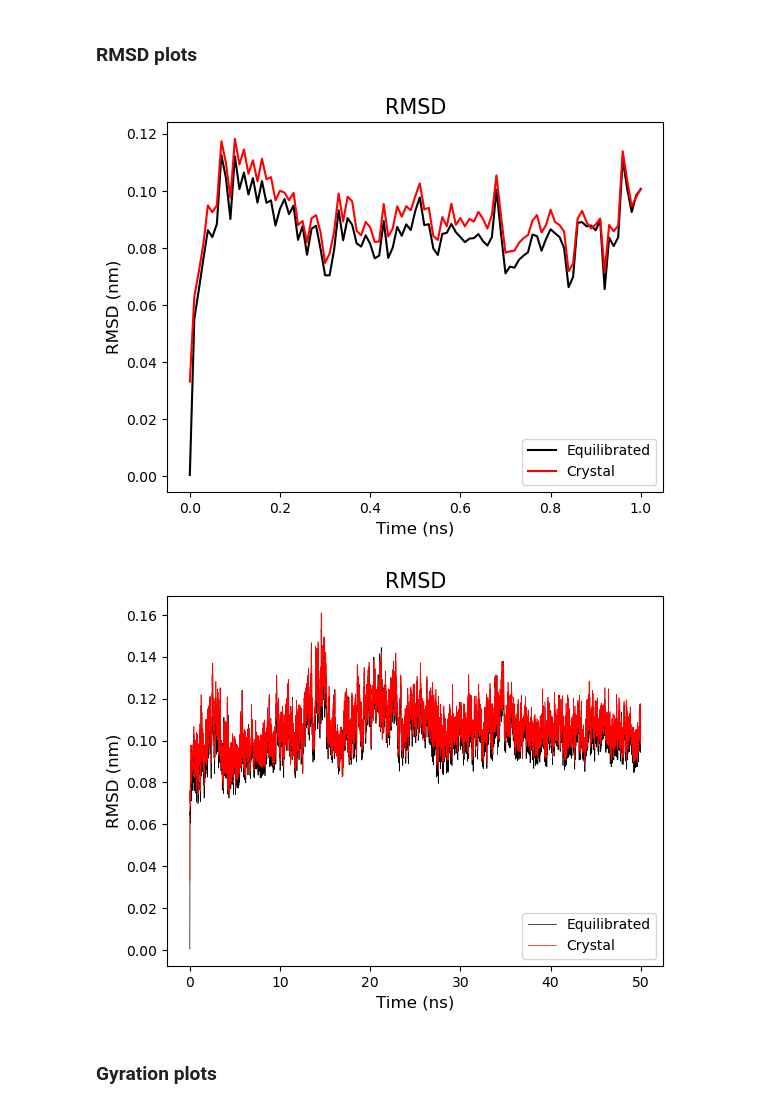
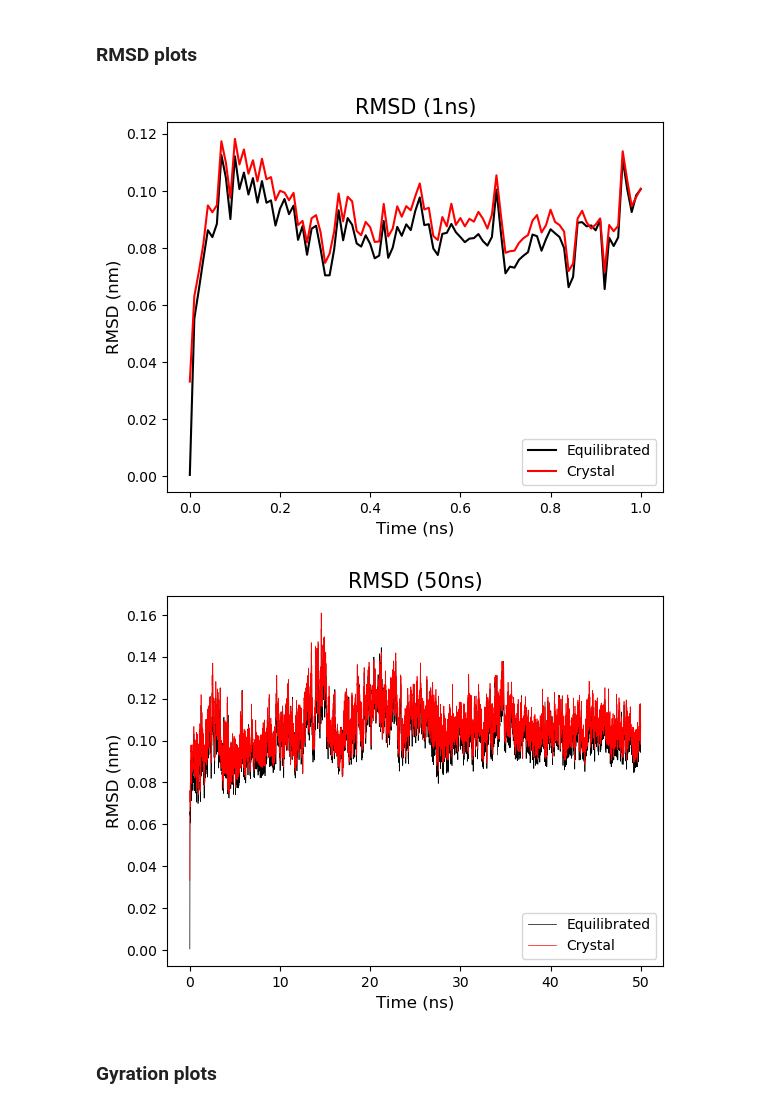
Before and after one commit to WeiJunZhou23/comp-lab-class, a Jupyter notebook: Week3/Analysis/PLOTS_lab3.ipynb, the cells around one changed output. Cells and saved outputs as stored; diff of their text form; code cells hidden in the pictures.

```diff
--- a/Week3/Analysis/PLOTS_lab3.ipynb
+++ b/Week3/Analysis/PLOTS_lab3.ipynb
@@ -41,21 +41,21 @@ density.xvg
 # %%
 df_1 = pd.read_csv('/scratch/work/courses/CHEM-GA-2671-2022fa/wz2449/Week3_result/PLOTS/rmsd/rmsd_1ns/rmsd.xvg', skiprows=18, sep='\s+', header=None)
 df_2 = pd.read_csv('/scratch/work/courses/CHEM-GA-2671-2022fa/wz2449/Week3_result/PLOTS/rmsd/rmsd_1ns/rmsd_xtal.xvg', skiprows=18, sep='\s+', header=None)
 
 df_1.columns = ['Time', 'RMSD']
 df_2.columns = ['Time', 'RMSD']
 
 plt.figure()
 plt.plot(df_1['Time'], df_1['RMSD'], color='black', label='Equilibrated')
 plt.plot(df_2['Time'], df_2['RMSD'], color='red', label='Crystal')
 plt.xlabel('Time (ns)', fontsize=12)
 plt.ylabel('RMSD (nm)', fontsize=12)
-plt.title('RMSD', fontsize=15)
+plt.title('RMSD (1ns)', fontsize=15)
 plt.legend(loc=4)
 plt.savefig('RMSD_1ns.png', dpi=500, bbox_inches='tight')
 plt.show()
 # %% [output]
-[figure, old version]
+[figure, new version]
 # %%
 df_3 = pd.read_csv('/scratch/work/courses/CHEM-GA-2671-2022fa/wz2449/Week3_result/PLOTS/rmsd/rmsd_50ns/rmsd_2.xvg', skiprows=18, sep='\s+', header=None)
 df_4 = pd.read_csv('/scratch/work/courses/CHEM-GA-2671-2022fa/wz2449/Week3_result/PLOTS/rmsd/rmsd_50ns/rmsd_xtal.xvg', skiprows=18, sep='\s+', header=None)
@@ -68,12 +68,12 @@ plt.plot(df_3['Time'], df_3['RMSD'], color='black', label='Equilibrated', linewi
 plt.plot(df_4['Time'], df_4['RMSD'], color='red', label='Crystal', linewidth=0.5)
 plt.xlabel('Time (ns)', fontsize=12)
 plt.ylabel('RMSD (nm)', fontsize=12)
-plt.title('RMSD', fontsize=15)
+plt.title('RMSD (50ns)', fontsize=15)
 plt.legend(loc=4)
 plt.savefig('RMSD_50ns.png', dpi=500, bbox_inches='tight')
 plt.show()
 # %% [output]
-[figure, old version]
+[figure, new version]
 # %% [markdown]
 ### Gyration plots
 # %%
```
Also changed, not shown: parts of 1 cell of this notebook.
